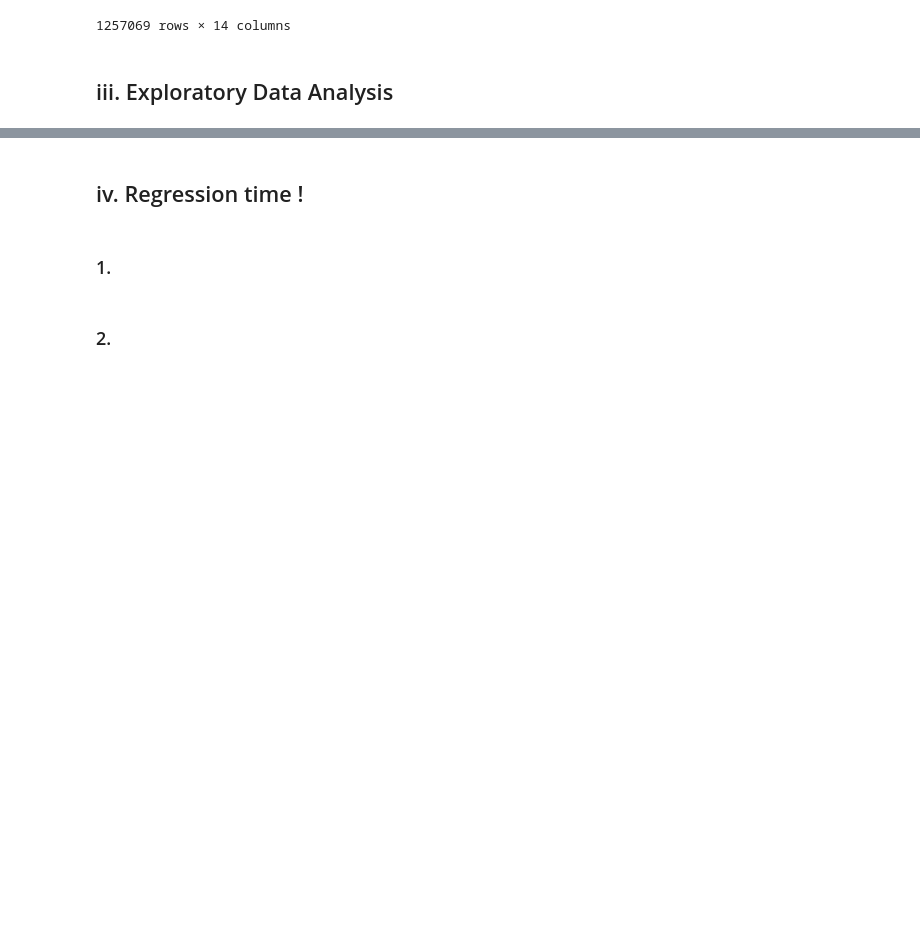
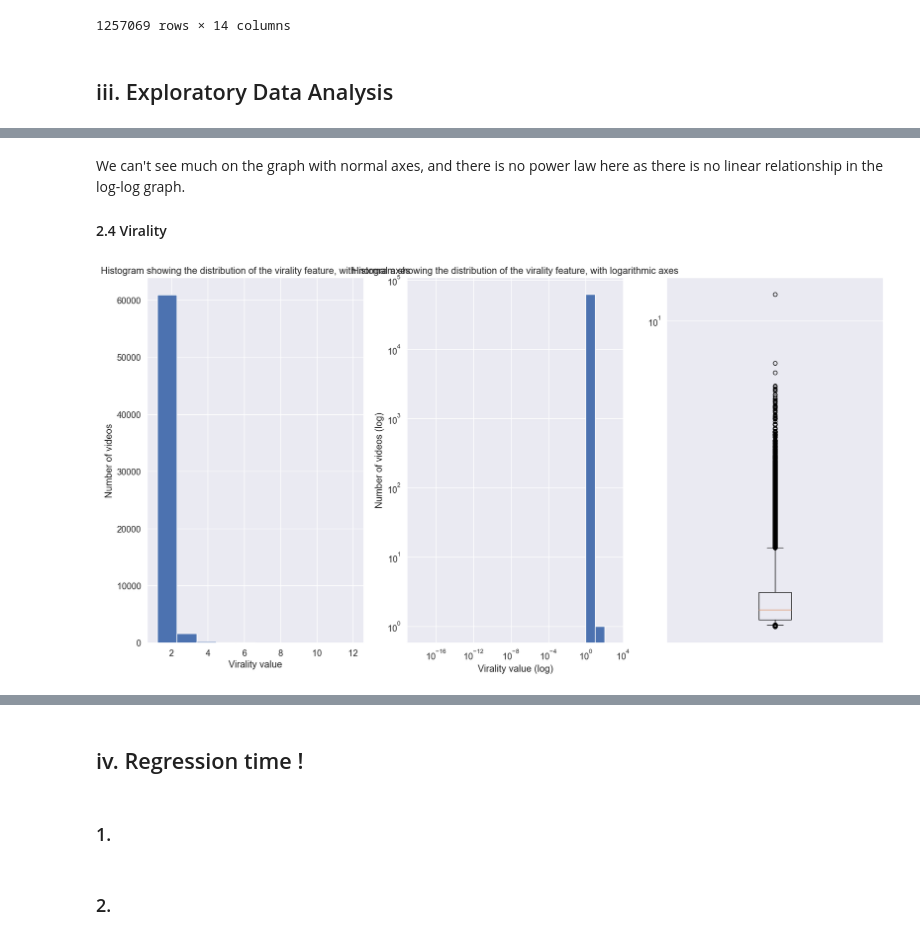
Before and after one commit to epfl-ada/ada-2022-project-fraisetagadaofficial, a Jupyter notebook: FraiseTagADAofficial-Milestone-3.ipynb, the cells around one changed output, grey strips where cells are left out. Drawn from its saved outputs; the diff is of its cells as text; code cells hidden in the pictures; blank space fills up the shorter version.

```diff
--- a/FraiseTagADAofficial-Milestone-3.ipynb
+++ b/FraiseTagADAofficial-Milestone-3.ipynb
@@ -819,0 +1023,27 @@ df_metadata_sample.to_parquet(op.join(DATA,'df_metadata_sample_clean.parquet.gzi
+# %% [markdown]
+We can't see much on the graph with normal axes, and there is no power law here as there is no linear relationship in the log-log graph.
+
+#### 2.4 Virality
+# %%
+# Repartition of the "virality" variable/label
+fig, ax = plt.subplots(1, 3, figsize = (20,10))
+
+ax[0].hist(metadata_viral["virality"])
+ax[0].set_xlabel("Virality value")
+ax[0].set_ylabel("Number of videos")
+ax[0].set_title("Histogram showing the distribution of the virality feature, with normal axes")
+
+ax[1].hist(metadata_viral["virality"], bins = [0, 10e-3, 10e-2, 10e-1, 1, 10, 100, 1000])
+ax[1].set_title("Histogram showing the distribution of the virality feature, with logarithmic axes")
+ax[1].set_xscale('log')
+ax[1].set_yscale('log')
+ax[1].set_xlabel("Virality value (log)")
+ax[1].set_ylabel("Number of videos (log)")
+
+ax[2].boxplot(metadata_viral["virality"], whis = [5,95])
+ax[2].set_xticks([])
+ax[2].set_yscale('log')
+
+plt.show()
+# %% [output]
+[figure, added]
```
Also changed, not shown: parts of 35 cells of this notebook.
